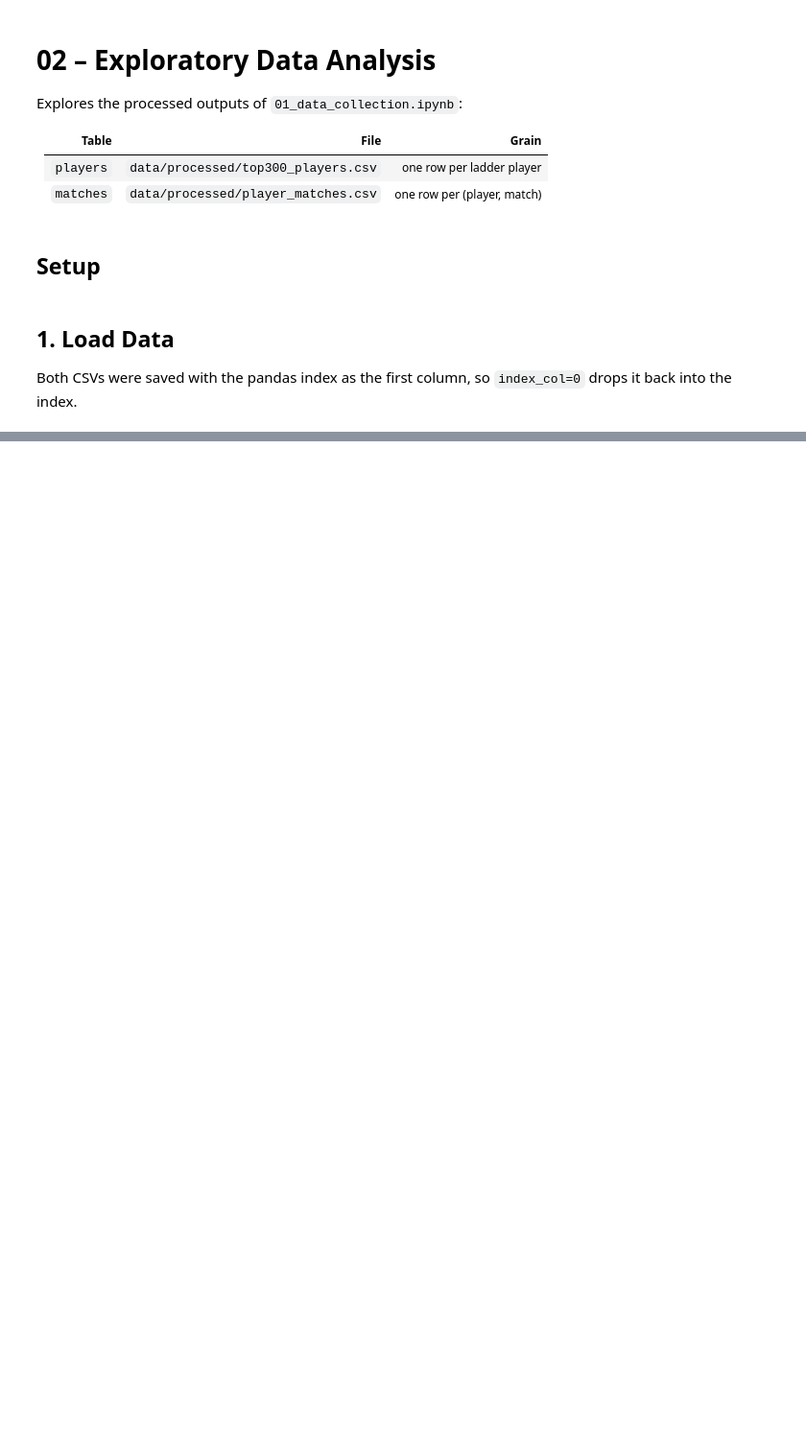
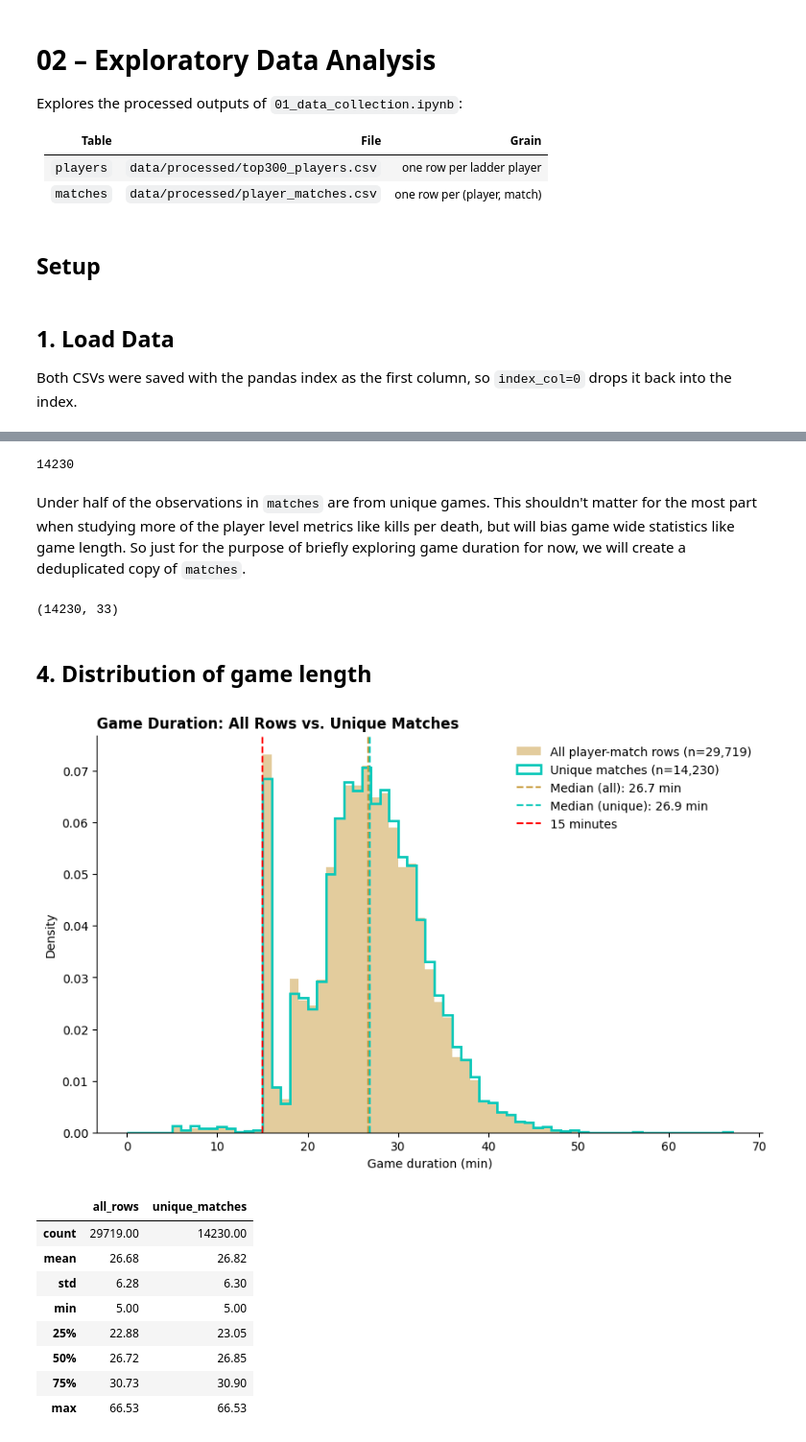
Before and after one commit to bzacharia999/Deep-dive-into-the-North-American-League-of-Legends-Challenger-League, a Jupyter notebook: notebooks/02_eda.ipynb, the cells around one changed output, grey strips where cells are left out. Shown at 96% size. Drawn from its saved outputs; the diff is of its cells as text; code cells hidden in the pictures; blank space fills up the shorter version.

Commit message:
added distribution of game length

```diff
--- a/notebooks/02_eda.ipynb
+++ b/notebooks/02_eda.ipynb
@@ -49,0 +83,2 @@ player_nulls
+# %%
+matches = matches[matches['is_remake'] == False]
@@ -49,0 +95,49 @@ player_nulls
+# %%
+matches['matchId'].nunique()
+# %% [output]
+14230
+# %% [markdown]
+Under half of the observations in `matches` are from unique games. This shouldn't matter for the most part when studying more of the player level metrics like kills per death, but will bias game wide statistics like game length. So just for the purpose of briefly exploring game duration for now, we will create a deduplicated copy of `matches`.
+# %%
+umatches = matches.drop_duplicates('matchId')
+umatches.shape
+# %% [output]
+(14230, 33)
+# %% [markdown]
+## 4. Distribution of game length
+# %%
+GOLD, BLUE = "#C89B3C", "#0AC8B9"
+bins = np.arange(0, matches["gameDuration_min"].max() + 1, 1)  # 1-minute bins, shared by both
+
+fig, ax = plt.subplots(figsize=(10, 6))
+ax.hist(matches["gameDuration_min"], bins=bins, density=True, color=GOLD, alpha=0.5,
+        label=f"All player-match rows (n={len(matches):,})")
+ax.hist(umatches["gameDuration_min"], bins=bins, density=True, histtype="step", lw=2, color=BLUE,
+        label=f"Unique matches (n={len(umatches):,})")
+
+for data, color, name in [(matches, GOLD, "all"), (umatches, BLUE, "unique")]:
+    med = data["gameDuration_min"].median()
+    ax.axvline(med, color=color, ls="--", lw=1.5, label=f"Median ({name}): {med:.1f} min")
+ax.axvline(15, color= 'red', ls="--", lw=1.5, label= "15 minutes")
+ax.set_title("Game Duration: All Rows vs. Unique Matches", loc="left", fontweight="bold")
+ax.set_xlabel("Game duration (min)")
+ax.set_ylabel("Density")
+ax.spines[["top", "right"]].set_visible(False)
+ax.legend(frameon=False)
+plt.show()
+
+pd.DataFrame({
+    "all_rows": matches["gameDuration_min"].describe(),
+    "unique_matches": umatches["gameDuration_min"].describe(),
+}).round(2)
+# %% [output]
+[figure, added]
+|  | all_rows | unique_matches |
+| count | 29719.00 | 14230.00 |
+| mean | 26.68 | 26.82 |
+| std | 6.28 | 6.30 |
+| min | 5.00 | 5.00 |
+| 25% | 22.88 | 23.05 |
+| 50% | 26.72 | 26.85 |
+| 75% | 30.73 | 30.90 |
+| max | 66.53 | 66.53 |
```
Also changed, not shown: parts of 14 cells of this notebook.
